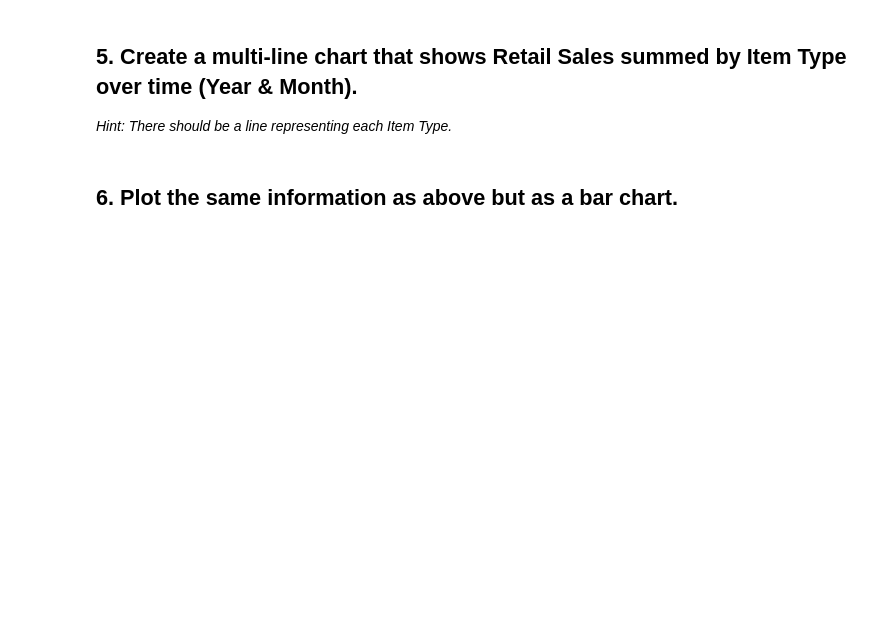
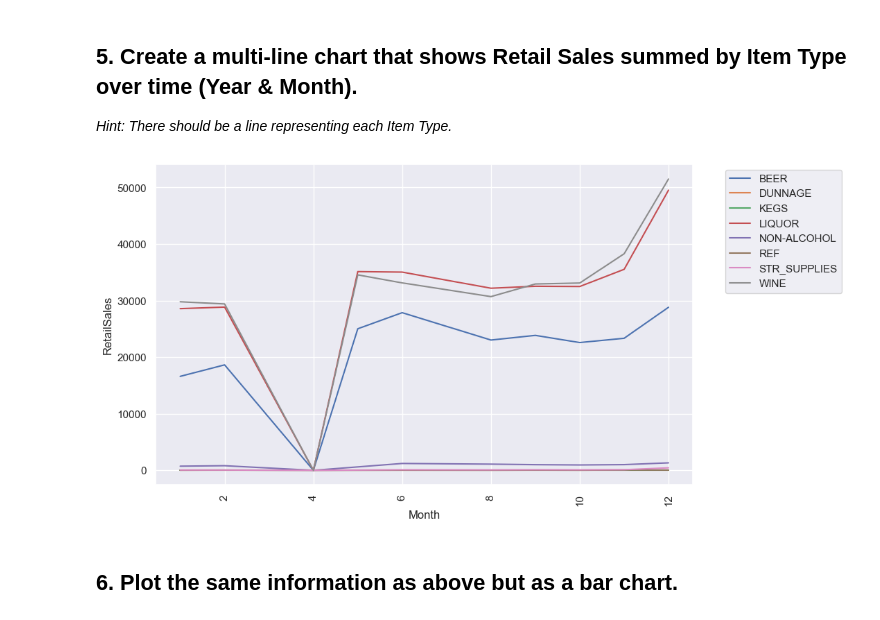
Before and after one commit to EljMorgan/LABS, a Jupyter notebook: Module2/Lab_2_ Plotting-Multiple-Data-Series/main.ipynb, the cells around one changed output. Cells and saved outputs as stored; diff of their text form; code cells hidden in the pictures; blank space fills up the shorter version.

```diff
--- a/Module2/Lab_2_ Plotting-Multiple-Data-Series/main.ipynb
+++ b/Module2/Lab_2_ Plotting-Multiple-Data-Series/main.ipynb
@@ -140,5 +119,15 @@ sales_piv_melt=sales_piv.melt(id_vars='Month', value_vars=['RetailSales','Retail
 ## 5. Create a multi-line chart that shows Retail Sales summed by Item Type over time (Year & Month).
 
 *Hint: There should be a line representing each Item Type.*
+# %%
+dfg = data.groupby(['Month', 'ItemType']).agg({'RetailSales': sum}).reset_index()
+
+plt.figure(figsize=(10,6))
+sns.lineplot(x='Month', y='RetailSales', data=dfg, hue = 'ItemType')
+plt.legend(bbox_to_anchor=(1.05, 1), loc='upper left')
+plt.xticks(rotation =90)
+plt.show()
+# %% [output]
+[figure, added]
 # %% [markdown]
 ## 6. Plot the same information as above but as a bar chart.
```
Also changed, not shown: parts of 15 cells of this notebook.
